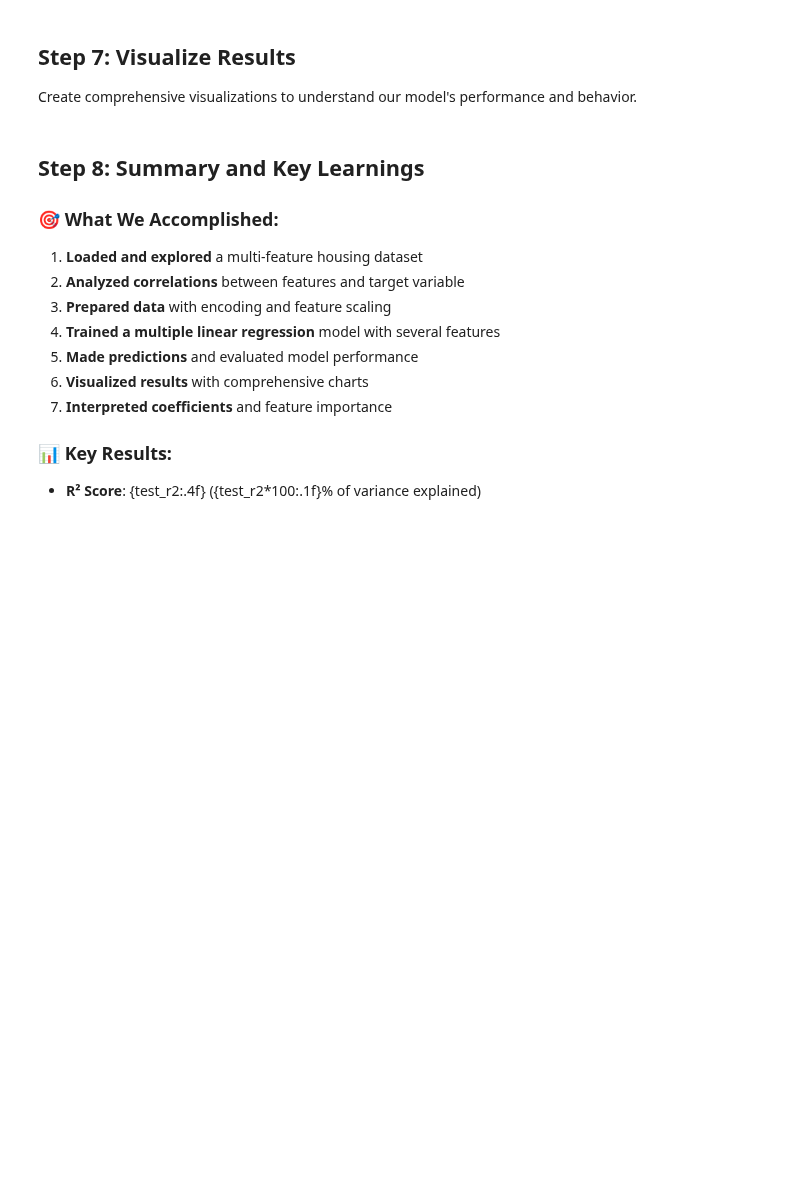
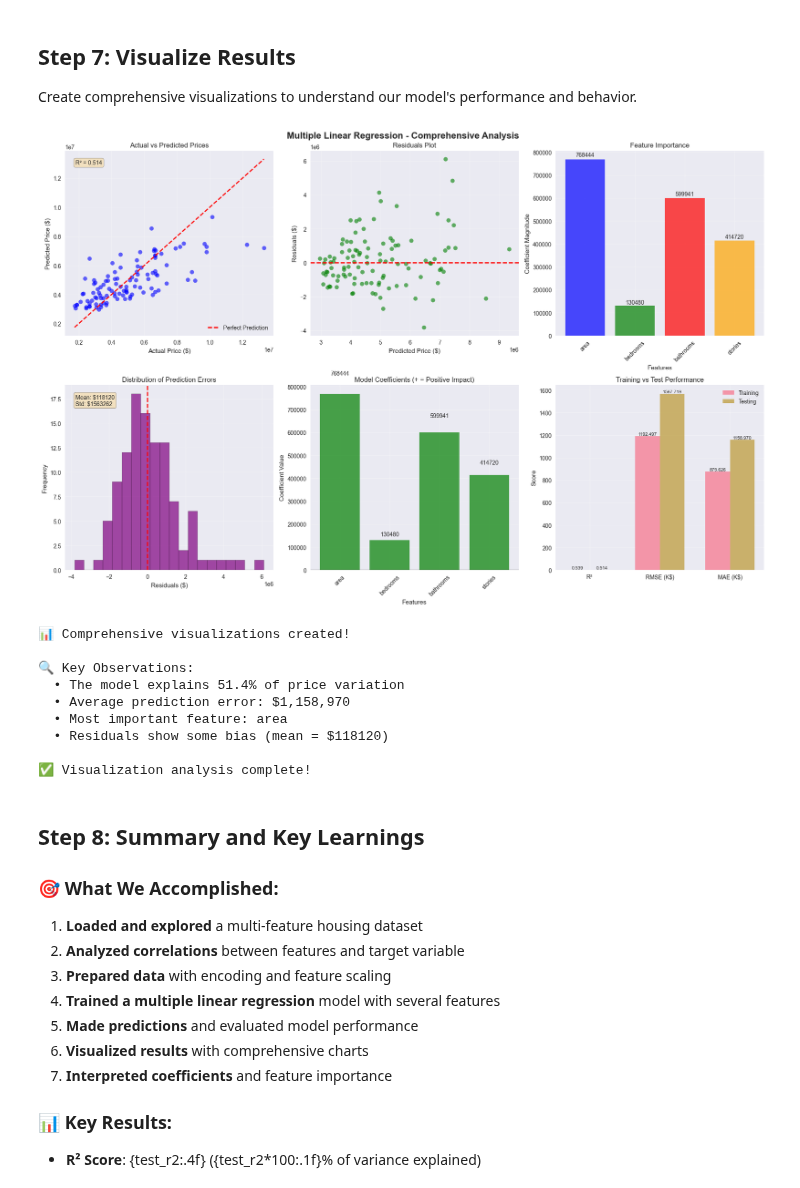
Before and after one commit to Breeganzo/Machine_Learning_Beginner, a Jupyter notebook: Supervised_Learning/Regression/Linear_Regression/multiple_linear_regression.ipynb, the cells around one changed output. Drawn from its saved outputs; the diff is of its cells as text; code cells hidden in the pictures; blank space fills up the shorter version.

```diff
--- a/Supervised_Learning/Regression/Linear_Regression/multiple_linear_regression.ipynb
+++ b/Supervised_Learning/Regression/Linear_Regression/multiple_linear_regression.ipynb
@@ -184,9 +245,9 @@ if 'location' in data_processed.columns:
     print("Location encoding:")
     for i, location in enumerate(label_encoder.classes_):
         print(f"  {location} -> {i}")
-    feature_columns = ['area', 'bedrooms', 'age', 'location_encoded']
+    feature_columns = ['area', 'bedrooms', 'bathrooms','stories', 'location_encoded']
 else:
-    feature_columns = ['area', 'bedrooms', 'age']
+    feature_columns = ['area', 'bedrooms', 'bathrooms', 'stories']
 
 # Prepare features (X) and target (y)
 X = data_processed[feature_columns]
@@ -429,7 +547,7 @@ axes[1, 0].grid(True, alpha=0.3)
 # Add statistics
 mean_residual = np.mean(residuals)
 std_residual = np.std(residuals)
-axes[1, 0].text(0.05, 0.95, f'Mean: ${mean_residual:.0f}\\nStd: ${std_residual:.0f}',
+axes[1, 0].text(0.05, 0.95, f'Mean: ${mean_residual:.0f}\nStd: ${std_residual:.0f}',
                 transform=axes[1, 0].transAxes,
                 bbox=dict(boxstyle='round', facecolor='wheat', alpha=0.8),
                 verticalalignment='top')
@@ -467,33 +585,44 @@ bars2 = axes[1, 2].bar(x + width/2, test_values, width, label='Testing', alpha=0
 axes[1, 2].set_ylabel('Score')
 axes[1, 2].set_title('Training vs Test Performance')
 axes[1, 2].set_xticks(x)
 axes[1, 2].set_xticklabels(['R²', 'RMSE (K$)', 'MAE (K$)'])
 axes[1, 2].legend()
 axes[1, 2].grid(True, alpha=0.3)
 
 # Add value labels on bars
 for bar1, bar2, val1, val2 in zip(bars1, bars2, train_values, test_values):
     height1, height2 = bar1.get_height(), bar2.get_height()
     axes[1, 2].text(bar1.get_x() + bar1.get_width()/2., height1 + 0.01,
                     f'{val1:.3f}', ha='center', va='bottom', fontsize=8)
     axes[1, 2].text(bar2.get_x() + bar2.get_width()/2., height2 + 0.01,
                     f'{val2:.3f}', ha='center', va='bottom', fontsize=8)
 
 plt.tight_layout()
 plt.show()
 
 print("📊 Comprehensive visualizations created!")
 print("\n🔍 Key Observations:")
 print(f"  • The model explains {test_r2:.1%} of price variation")
 print(f"  • Average prediction error: ${test_mae:,.0f}")
 print(f"  • Most important feature: {feature_names_clean[np.argmax(importance_values)]}")
 
 if abs(mean_residual) < test_mae * 0.1:
     print(f"  • Residuals are well-centered around zero (unbiased)")
 else:
     print(f"  • Residuals show some bias (mean = ${mean_residual:.0f})")
 
 print("\n✅ Visualization analysis complete!")
+# %% [output]
+[figure, added]
+📊 Comprehensive visualizations created!
+
+🔍 Key Observations:
+  • The model explains 51.4% of price variation
+  • Average prediction error: $1,158,970
+  • Most important feature: area
+  • Residuals show some bias (mean = $118120)
+
+✅ Visualization analysis complete!
 # %% [markdown]
 ## Step 8: Summary and Key Learnings
 
```
Also changed, not shown: parts of 8 cells of this notebook, 6 other files.
